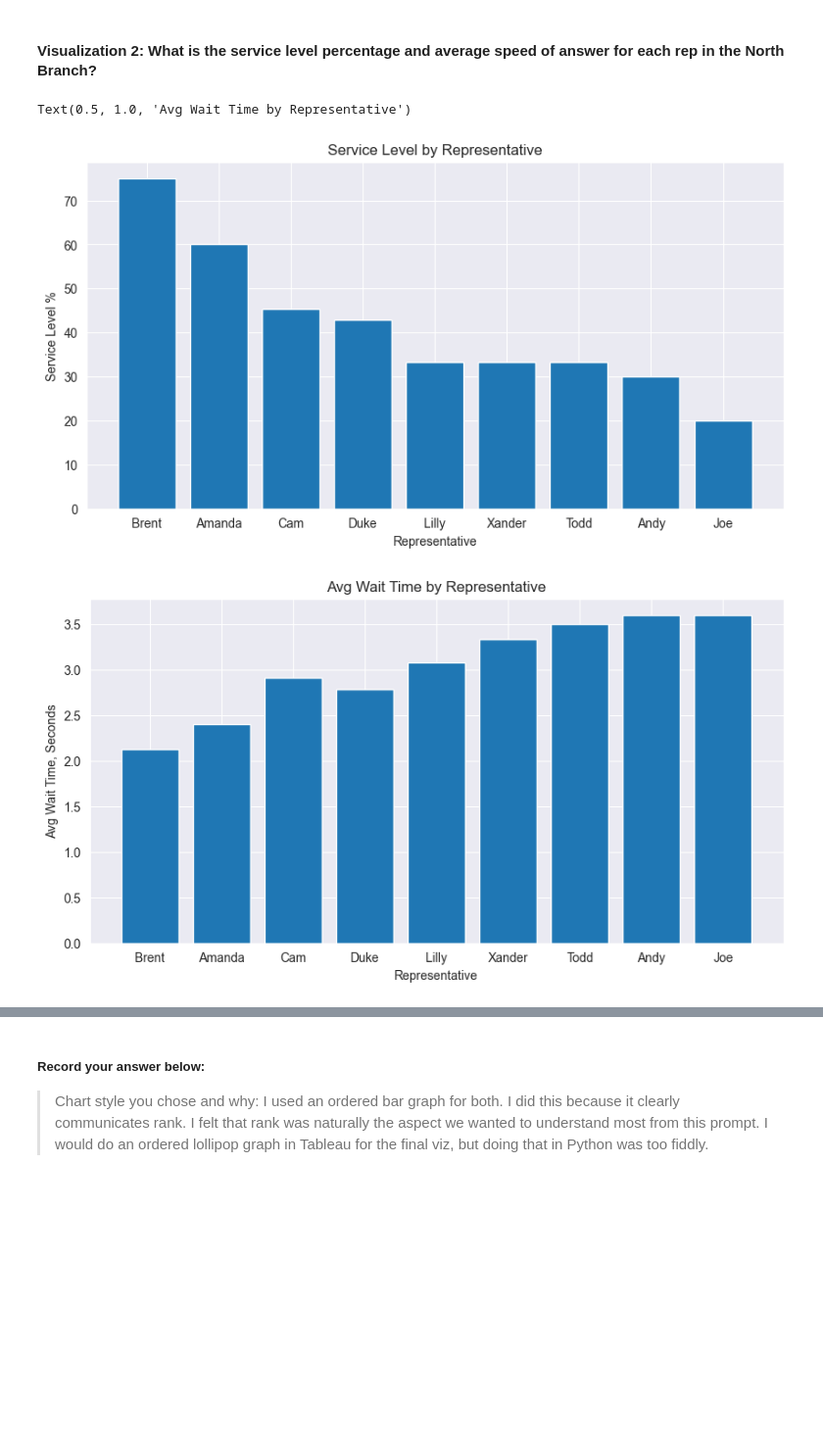
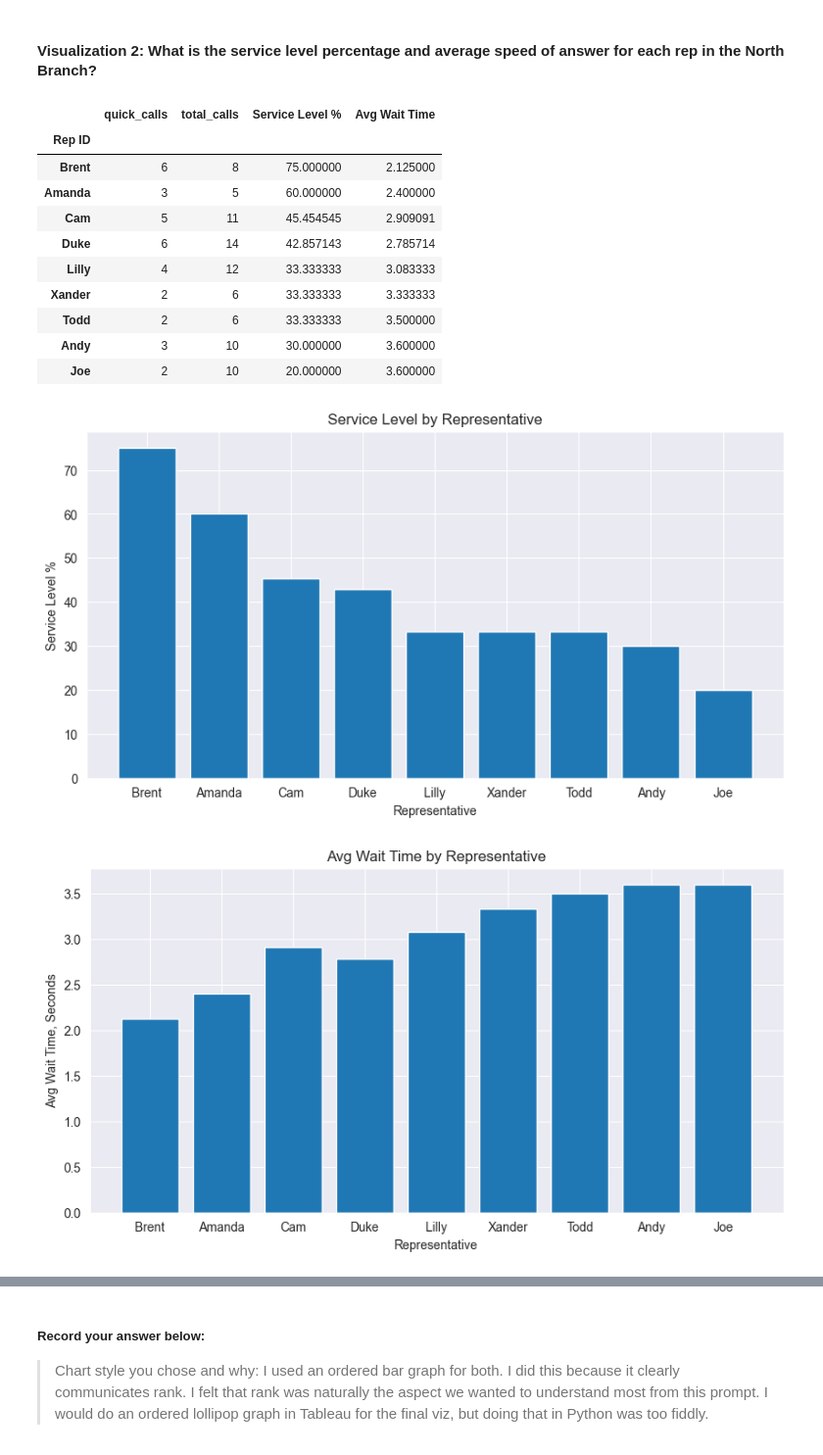
Before and after one commit to icosahedrum/call-center-cleanup-assignment, a Jupyter notebook: Call_Center_Cleanup.ipynb, the cells around one changed output, grey strips where cells are left out. Shown: that part at 98% size. Cells and saved outputs as stored; diff of their text form; code cells hidden in the pictures; blank space fills up the shorter version.

Commit message:
fixed issues where I misunderstood NaN values in Incoming Wait Time column

```diff
--- a/Call_Center_Cleanup.ipynb
+++ b/Call_Center_Cleanup.ipynb
@@ -483,9 +486,9 @@ Text(0.5, 1.0, 'Abandonment Rate by Queue')
 # %%
 # Create visualization 2 here
 
-north = north_df.drop(['Unnamed: 0'], axis=1).fillna(0)
+north = north_df.drop(['Unnamed: 0'], axis=1)
 
-# I rewrote the starter code because it didn't produce coherent data
+# I rewrote the starter code because I misunderstood the Nulls values initially, but it still all works.
 
 # These create masks for our KPIs
 incoming_mask = north['Incoming or Outgoing'] == 'Incoming'
@@ -494,35 +497,45 @@ avg_wait = (north[incoming_mask].groupby('Rep ID')['Incoming Wait Time'].mean().
 
 
 # Where total_call_per_rep are total incoming calls per rep
 total_calls_per_rep = north[incoming_mask].groupby('Rep ID').size().rename('total_calls')
 # Where quick_call_per_rep are incoming calls per rep answered in equal to or less than two seconds
 quick_calls_per_rep = north[quick_incoming_mask].groupby('Rep ID').size().rename('quick_calls')
 
 
 # Now we combine them all
-service_level = pd.concat([quick_calls_per_rep, total_calls_per_rep], axis=1).fillna(0)
+service_level = pd.concat([quick_calls_per_rep, total_calls_per_rep], axis=1)
 service_level['Service Level %'] = service_level['quick_calls'] / service_level['total_calls'] * 100
 service_level = service_level.merge(avg_wait, on='Rep ID', how='left')
 
 
 # I sorted them for the stakeholder
 service_level = service_level.sort_values('Service Level %', ascending=False)
 
 # This is where I'll code the visualizations:
 plt.figure(figsize=(10, 5))
 plt.bar(service_level.index, service_level['Service Level %'])
 plt.xlabel('Representative')
 plt.ylabel('Service Level %')
 plt.title('Service Level by Representative')
 
 plt.figure(figsize=(10, 5))
 plt.bar(service_level.index, service_level['Avg Wait Time'])
 plt.xlabel('Representative')
 plt.ylabel('Avg Wait Time, Seconds')
 plt.title('Avg Wait Time by Representative')
 
-# service_level
+service_level
 # %% [output]
-Text(0.5, 1.0, 'Avg Wait Time by Representative')
+|  | quick_calls | total_calls | Service Level % | Avg Wait Time |
+| Rep ID |  |  |  |  |
+| Brent | 6 | 8 | 75.000000 | 2.125000 |
+| Amanda | 3 | 5 | 60.000000 | 2.400000 |
+| Cam | 5 | 11 | 45.454545 | 2.909091 |
+| Duke | 6 | 14 | 42.857143 | 2.785714 |
+| Lilly | 4 | 12 | 33.333333 | 3.083333 |
+| Xander | 2 | 6 | 33.333333 | 3.333333 |
+| Todd | 2 | 6 | 33.333333 | 3.500000 |
+| Andy | 3 | 10 | 30.000000 | 3.600000 |
+| Joe | 2 | 10 | 20.000000 | 3.600000 |
 [figure]
 [figure]
```
Also changed, not shown: parts of 8 cells of this notebook.
